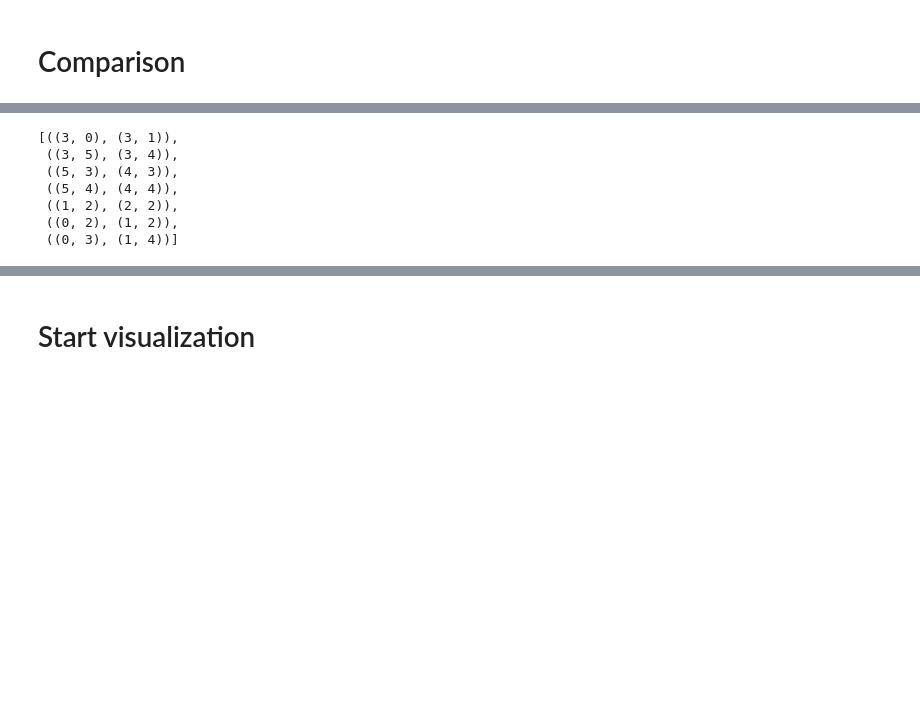
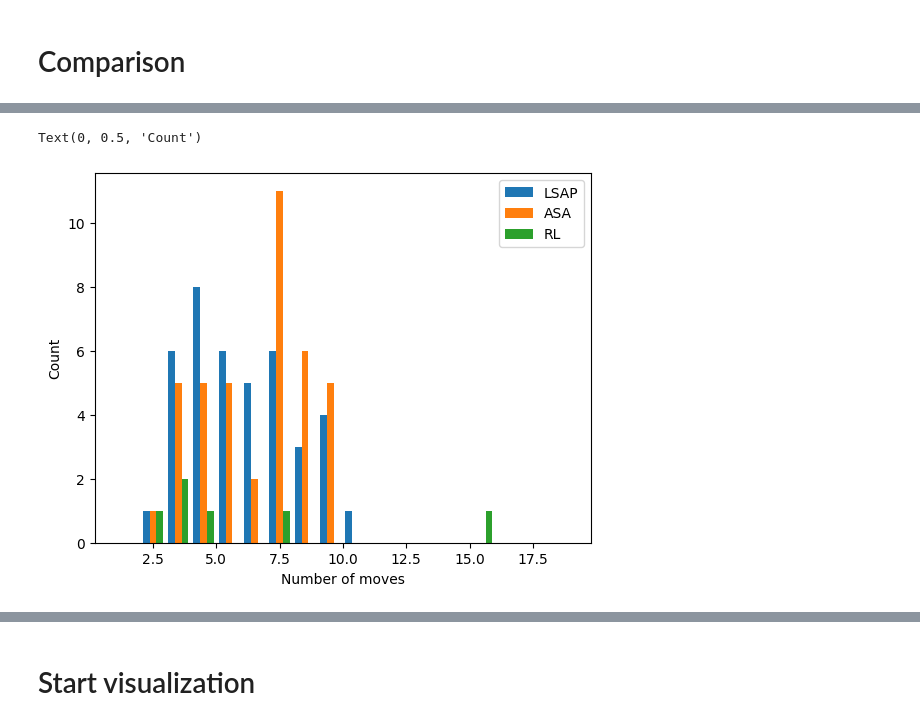
Before and after one commit to Rahul0506/atom-array-agents, a Jupyter notebook: Model Eval.ipynb, the cells around one changed output, grey strips where cells are left out. Saved outputs shown, nothing was run; the diff lists cells and outputs as text; code cells hidden in the pictures; blank space fills up the shorter version.

```diff
--- a/Model Eval.ipynb
+++ b/Model Eval.ipynb
@@ -16,9 +18,9 @@ model_path = f"wandb/{wandb_name}/files/agent-{model_version}.pt"
 # %%
 from argparse import Namespace
 from clean_agents.ppo import make_env
-from clean_agents.networks import MaskedAgent as Agent
+from clean_agents.networks import AgentOld5x5 as Agent
 
-args = Namespace(Render=False, TargetSize=4, ArraySize=6, DefaultPenalty=-0.1, TargetPickUp=-5, TargetRelease=10, TimeLimit=200)
+args = Namespace(Render=False, TargetSize=3, ArraySize=5, DefaultPenalty=-0.1, TargetPickUp=-5, TargetRelease=10, TimeLimit=200)
 envs = gym.vector.SyncVectorEnv(
     [make_env(1, args),]
 )
@@ -90,4 +92,8 @@ def get_total_len(moves):
     for start, end in moves:
         s += abs(start[0] - end[0]) + abs(start[1] - end[1])
     return s
+# %%
+num_moves = [[], [], []]
+move_length = [[], [], []]
+names = ["LSAP", "ASA", "RL"]
 # %%
@@ -138,10 +131,8 @@ RL: 9, 138
-# %%
-moves
-# %% [output]
-[((3, 0), (3, 1)),
- ((3, 5), (3, 4)),
- ((5, 3), (4, 3)),
- ((5, 4), (4, 4)),
- ((1, 2), (2, 2)),
- ((0, 2), (1, 2)),
- ((0, 3), (1, 4))]
+# %%
+plt.hist(num_moves, bins=range(1, 20), histtype="bar")
+plt.legend(names)
+plt.xlabel("Number of moves")
+plt.ylabel("Count")
+# %% [output]
+Text(0, 0.5, 'Count')
+[figure, added]
```
Also changed, not shown: parts of 15 cells of this notebook, 1 other file.
